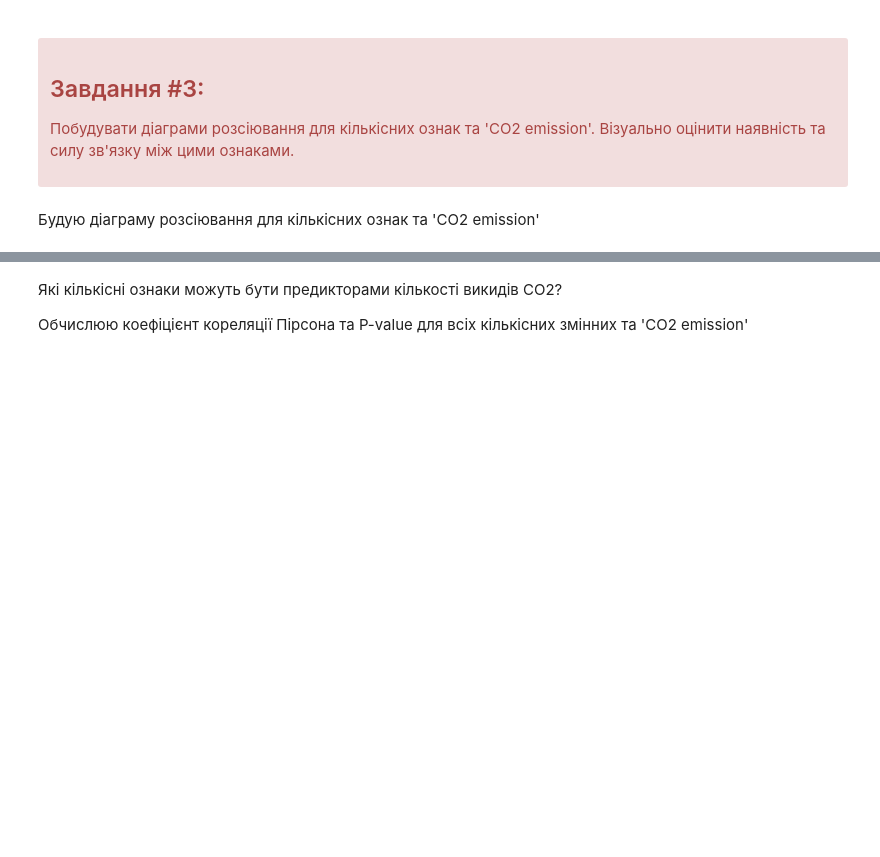
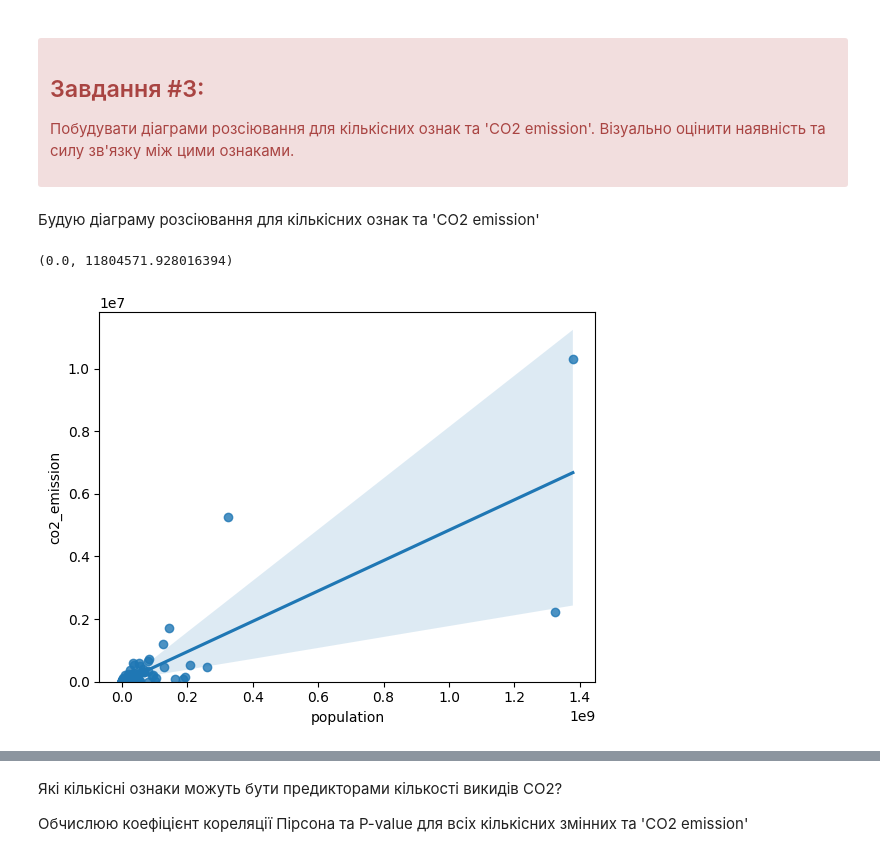
Before and after one commit to sokolovgit/data_analysis, a Jupyter notebook: lab2/lab2.ipynb, the cells around one changed output, grey strips where cells are left out. Saved outputs shown, nothing was run; the diff lists cells and outputs as text; code cells hidden in the pictures; blank space fills up the shorter version.

```diff
--- a/lab2/lab2.ipynb
+++ b/lab2/lab2.ipynb
@@ -65,3 +144,8 @@
 Будую діаграму розсіювання для кількісних ознак та 'CO2 emission'
 # %%
 # Напишіть ваш код нижче та натисніть Shift+Enter для виконання
+sns.regplot(x='population', y='co2_emission', data=df)
+plt.ylim(0,)
+# %% [output]
+(0.0, 11804571.928016394)
+[figure, added]
```
Also changed, not shown: parts of 42 cells of this notebook.
